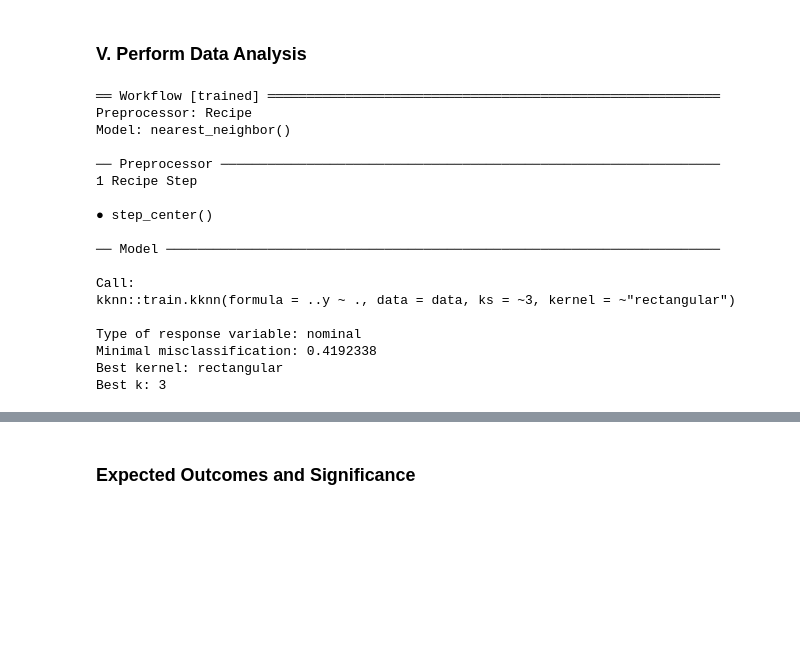
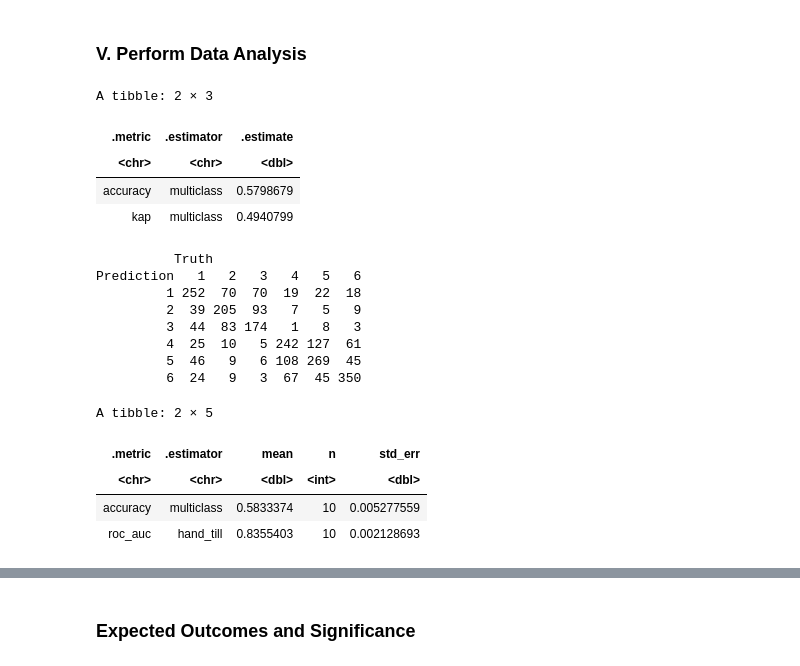
Before and after one commit to eleahj/dsci_project, a Jupyter notebook: human_activities.ipynb, the cells around one changed output, grey strips where cells are left out. Cells and saved outputs as stored; diff of their text form; code cells hidden in the pictures; blank space fills up the shorter version.

```diff
--- a/human_activities.ipynb
+++ b/human_activities.ipynb
@@ -310,14 +318,21 @@ which will replace the existing scale.
 # %% [markdown]
 ### V. Perform Data Analysis
 # %%
+# Activity Labels
+#1 WALKING
+#2 WALKING_UPSTAIRS
+#3 WALKING_DOWNSTAIRS
+#4 SITTING
+#5 STANDING
+#6 LAYING
+
 #Create KNN model using K = 3
-
 knn_spec <- nearest_neighbor(weight_func = "rectangular", neighbors = 3) %>%
   set_engine("kknn") %>%
   set_mode("classification")
 
 #Create recipe (scaling not needed)
-recipe <- recipe(activity_label ~., data = training_subset) %>%
+recipe <- recipe(activity_label ~. , data = training_subset) %>%
   step_center(all_predictors())
 
 #Create workflow
@@ -325,23 +340,52 @@ knn_fit <- workflow() %>%
   add_recipe(recipe) %>%
   add_model(knn_spec) %>%
   fit(data = training_subset)
-knn_fit
+
+#Prediction
+activity_predictions <- predict(knn_fit, activity_test) %>%
+      bind_cols(activity_test)
+
+#Classifier's Accuracy
+activity_prediction_accuracy <- activity_predictions %>%
+        metrics(truth = activity_label, estimate = .pred_class)
+activity_prediction_accuracy
+#result ~ 58%
+
+#Confusion matrix
+activity_mat <- activity_predictions %>%
+      conf_mat(truth = activity_label, estimate = .pred_class)
+activity_mat
 # %% [output]
-══ Workflow [trained] ══════════════════════════════════════════════════════════
-Preprocessor: Recipe
-Model: nearest_neighbor()
-
-── Preprocessor ────────────────────────────────────────────────────────────────
-1 Recipe Step
-
-● step_center()
-
-── Model ───────────────────────────────────────────────────────────────────────
-
-Call:
-kknn::train.kknn(formula = ..y ~ ., data = data, ks = ~3, kernel = ~"rectangular")
-
-Type of response variable: nominal
-Minimal misclassification: 0.4192338
-Best kernel: rectangular
-Best k: 3
+A tibble: 2 × 3
+| .metric | .estimator | .estimate |
+| <chr> | <chr> | <dbl> |
+| accuracy | multiclass | 0.5798679 |
+| kap | multiclass | 0.4940799 |
+          Truth
+Prediction   1   2   3   4   5   6
+         1 252  70  70  19  22  18
+         2  39 205  93   7   5   9
+         3  44  83 174   1   8   3
+         4  25  10   5 242 127  61
+         5  46   9   6 108 269  45
+         6  24   9   3  67  45 350
+# %%
+#10-fold cross-validation
+activity_vfold <- vfold_cv(training_subset, v = 10, strata = activity_label)
+
+#Perform workflow analysis again
+activity_resample_fit <- workflow() %>%
+      add_recipe(recipe) %>%
+      add_model(knn_spec) %>%
+      fit_resamples(resamples = activity_vfold)
+
+#Accuracy of classifier's validation across the folds
+activity_metrics <- activity_resample_fit %>%
+    collect_metrics()
+activity_metrics
+# %% [output]
+A tibble: 2 × 5
+| .metric | .estimator | mean | n | std_err |
+| <chr> | <chr> | <dbl> | <int> | <dbl> |
+| accuracy | multiclass | 0.5833374 | 10 | 0.005277559 |
+| roc_auc | hand_till | 0.8355403 | 10 | 0.002128693 |
```
Also changed, not shown: parts of 6 cells of this notebook.
